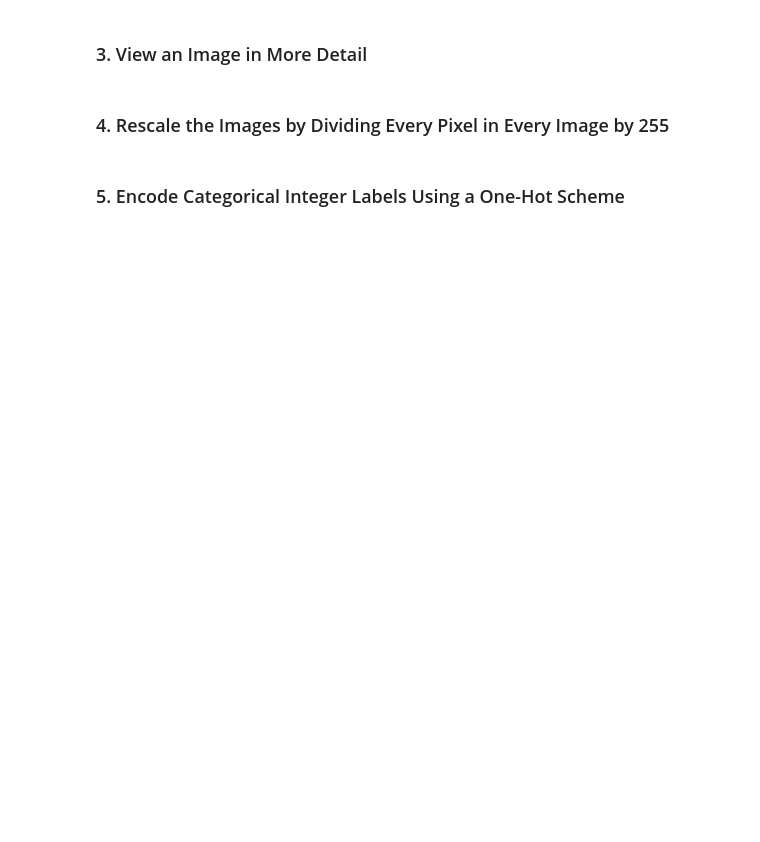
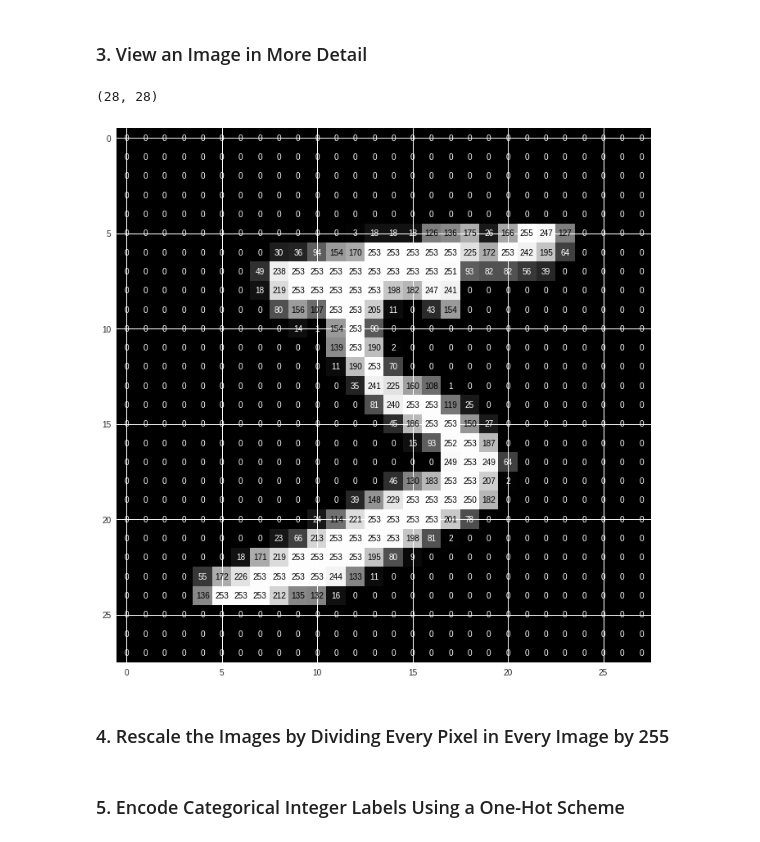
Before and after one commit to arpitsharma9/01_machine_learning, a Jupyter notebook: 02_cnn/mnist_mlp.ipynb, the cells around one changed output. Cells and saved outputs as stored; diff of their text form; code cells hidden in the pictures; blank space fills up the shorter version.

```diff
--- a/02_cnn/mnist_mlp.ipynb
+++ b/02_cnn/mnist_mlp.ipynb
@@ -43,18 +45,23 @@ for i in range(6):
 # %%
 def visualize_input(img, ax):
     ax.imshow(img, cmap='gray')
     width, height = img.shape
     thresh = img.max()/2.5
     for x in range(width):
         for y in range(height):
             ax.annotate(str(round(img[x][y],2)), xy=(y,x),
                         horizontalalignment='center',
                         verticalalignment='center',
                         color='white' if img[x][y]<thresh else 'black')
 
 fig = plt.figure(figsize = (12,12))
 ax = fig.add_subplot(111)
+#ax.imshow(X_train[0], cmap='gray')
 visualize_input(X_train[0], ax)
+X_train.shape[1:]
+# %% [output]
+(28, 28)
+[figure, added]
 # %% [markdown]
 ### 4. Rescale the Images by Dividing Every Pixel in Every Image by 255
 # %%
```
Also changed, not shown: parts of 9 cells of this notebook.
